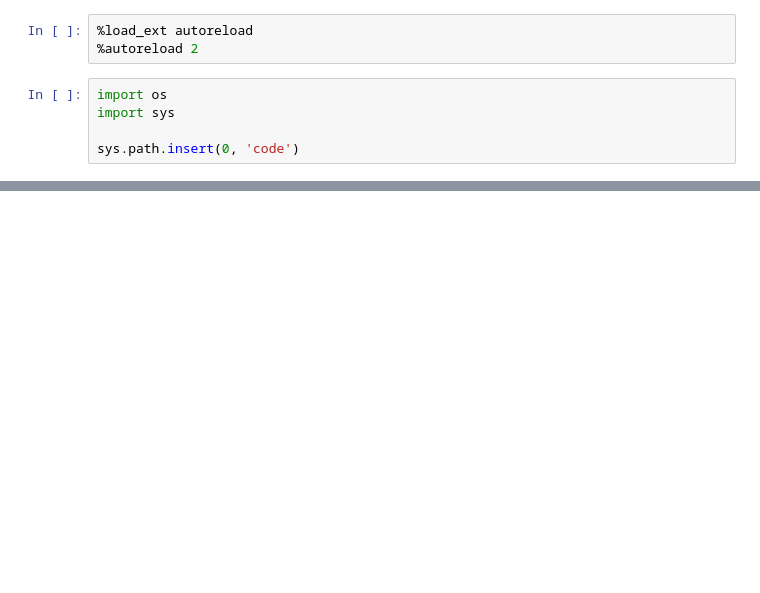
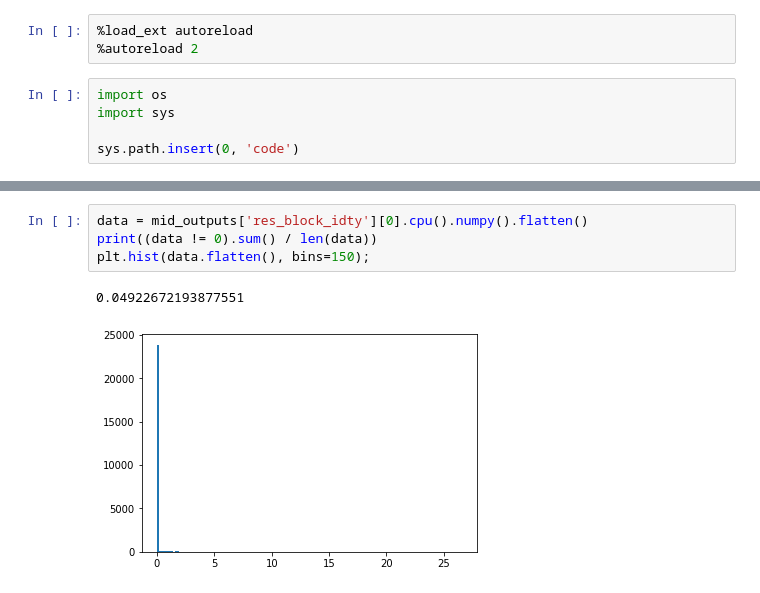
Before and after one commit to ialab-puc/FiLMac, a Jupyter notebook: visualize_attentions-Copy1.ipynb, the cells around one changed output, grey strips where cells are left out. Drawn from its saved outputs; the diff is of its cells as text; blank space fills up the shorter version.

```diff
--- a/visualize_attentions-Copy1.ipynb
+++ b/visualize_attentions-Copy1.ipynb
@@ -149,0 +176,7 @@ plot_word_img_attn(
+# %%
+data = mid_outputs['res_block_idty'][0].cpu().numpy().flatten()
+print((data != 0).sum() / len(data))
+plt.hist(data.flatten(), bins=150);
+# %% [output]
+0.04922672193877551
+[figure, added]
```
Also changed, not shown: parts of 9 cells of this notebook, 4 other files.
